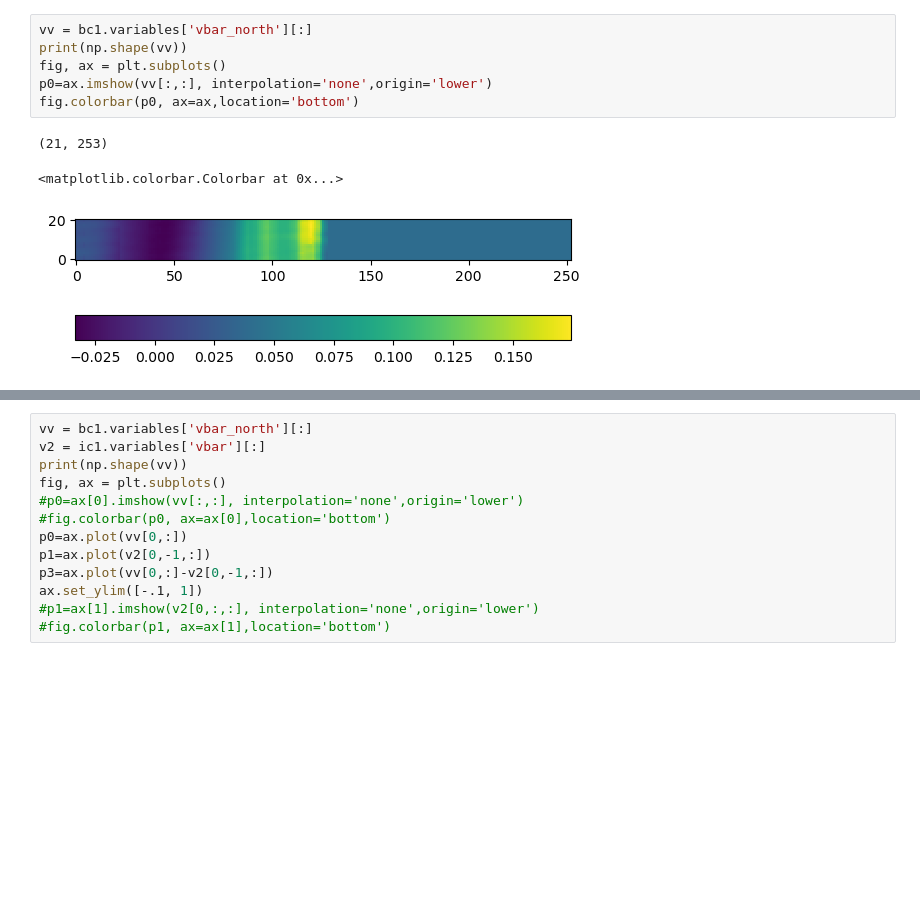
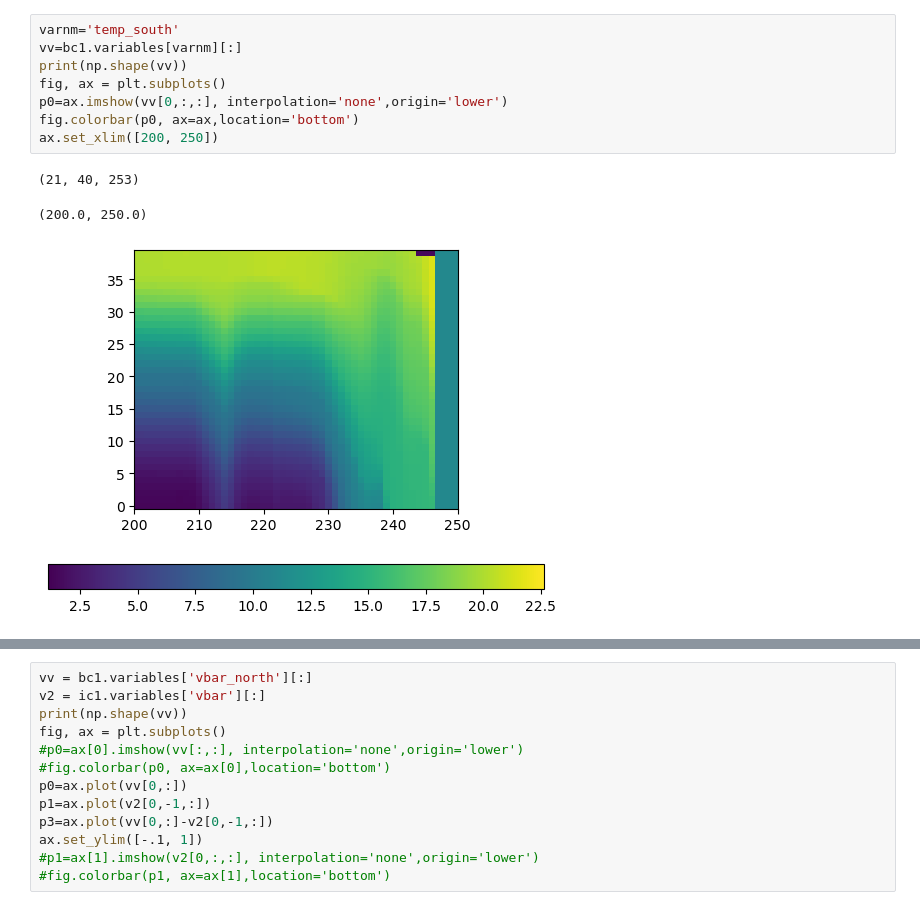
Before and after one commit to mspydell/PFM, a Jupyter notebook: driver/debugging_LV1.ipynb, the cells around one changed output, grey strips where cells are left out. Drawn from its saved outputs; the diff is of its cells as text; blank space fills up the shorter version.

Commit message:
working on cold temps near coast in IC/BC files. definitely zrom>0 does this. will fix.

```diff
--- a/driver/debugging_LV1.ipynb
+++ b/driver/debugging_LV1.ipynb
@@ -21,10 +83,12 @@ dict_keys(['theta_s', 'theta_b', 'Tcline', 'hc', 'Cs_r', 'sc_r', 'Cs_w', 'sc_w',
 # %%
-vv = bc1.variables['vbar_north'][:]
+varnm='temp_south'
+vv=bc1.variables[varnm][:]
 print(np.shape(vv))
 fig, ax = plt.subplots()
-p0=ax.imshow(vv[:,:], interpolation='none',origin='lower')
+p0=ax.imshow(vv[0,:,:], interpolation='none',origin='lower')
 fig.colorbar(p0, ax=ax,location='bottom')
+ax.set_xlim([200, 250])
 # %% [output]
-(21, 253)
+(21, 40, 253)
-<matplotlib.colorbar.Colorbar at 0x...>
+(200.0, 250.0)
-[figure, old version]
+[figure, new version]
```
Also changed, not shown: parts of 10 cells of this notebook, 3 other files.
